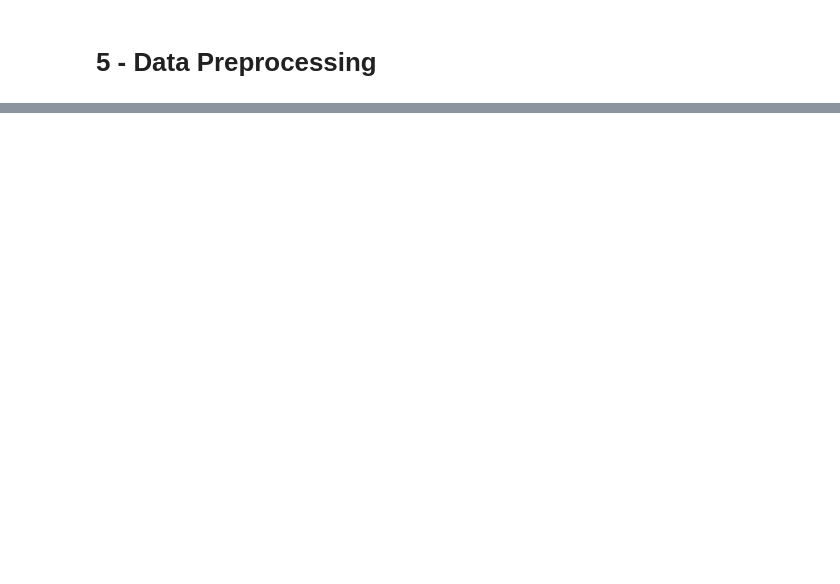
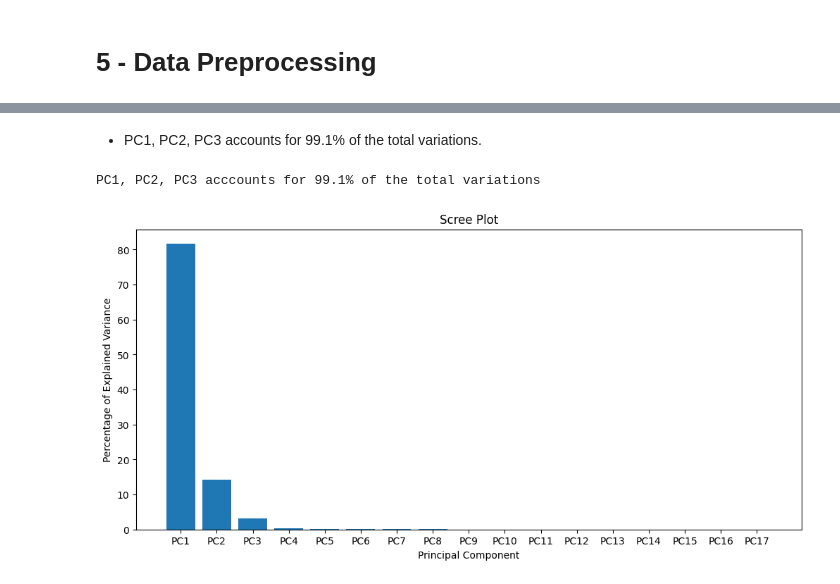
Before and after one commit to jasonrichdarmawan/p1-g4, a Jupyter notebook: h8dsft_P1G4_jason_rich_darmawan_onggo_putra.ipynb, the cells around one changed output, grey strips where cells are left out. Drawn from its saved outputs; the diff is of its cells as text; code cells hidden in the pictures; blank space fills up the shorter version.

```diff
--- a/h8dsft_P1G4_jason_rich_darmawan_onggo_putra.ipynb
+++ b/h8dsft_P1G4_jason_rich_darmawan_onggo_putra.ipynb
@@ -265,8 +365,2 @@ dtype: float64
 # %% [markdown]
 # 5 - Data Preprocessing
-# %%
-# Drop column 'CUST_ID'
-dt.drop(labels='CUST_ID', axis=1, inplace=True, errors='ignore')
-# %%
-# Drop missing values from feature 'CREDIT_LIMIT'
-dt.dropna(axis=0, subset='CREDIT_LIMIT', inplace=True)
@@ -280,0 +431,17 @@ Int64Index([   0,    2,    6,    8,   27,   32,   78,   92,   93,   94,
+# %%
+# Get Loading Score per PC.
+def isolate():
+    X_train_final = composer.fit_transform(X=X_train)
+    pca = PCA()
+    pca.fit(X=X_train_final)
+
+    per_var = np.round(pca.explained_variance_ratio_* 100, decimals=1)
+    labels = ['PC' + str(x) for x in range(1, len(per_var)+1)]
+
+    loadings = pd.DataFrame(data=pca.components_.T,
+                            columns=labels,
+                            index=composer.named_transformers_['num_prep'][-1]
+                                          .get_feature_names_out(num))
+    display(loadings.style.background_gradient(cmap='coolwarm'))
+
+isolate()
@@ -280,0 +467,25 @@ Int64Index([   0,    2,    6,    8,   27,   32,   78,   92,   93,   94,
+# %% [markdown]
+- PC1, PC2, PC3 accounts for 99.1% of the total variations.
+# %%
+# Scree Plot
+def isolate():
+    X_train_final = composer.fit_transform(X=X_train)
+    pca = PCA()
+    pca.fit(X=X_train_final)
+
+    per_var = np.round(pca.explained_variance_ratio_* 100, decimals=1)
+    labels = ['PC' + str(x) for x in range(1, len(per_var)+1)]
+
+    print("PC1, PC2, PC3 acccounts for %s%% of the total variations" % (np.sum(per_var[:3])))
+
+    fig, ax = plt.subplots(1,1, layout="constrained", figsize=(10,5))
+
+    ax.bar(x=range(1,len(per_var)+1), height=per_var, tick_label=labels)
+    ax.set_ylabel('Percentage of Explained Variance')
+    ax.set_xlabel('Principal Component')
+    ax.set_title('Scree Plot')
+
+isolate()
+# %% [output]
+PC1, PC2, PC3 acccounts for 99.1% of the total variations
+[figure, added]
```
Also changed, not shown: parts of 23 cells of this notebook.
